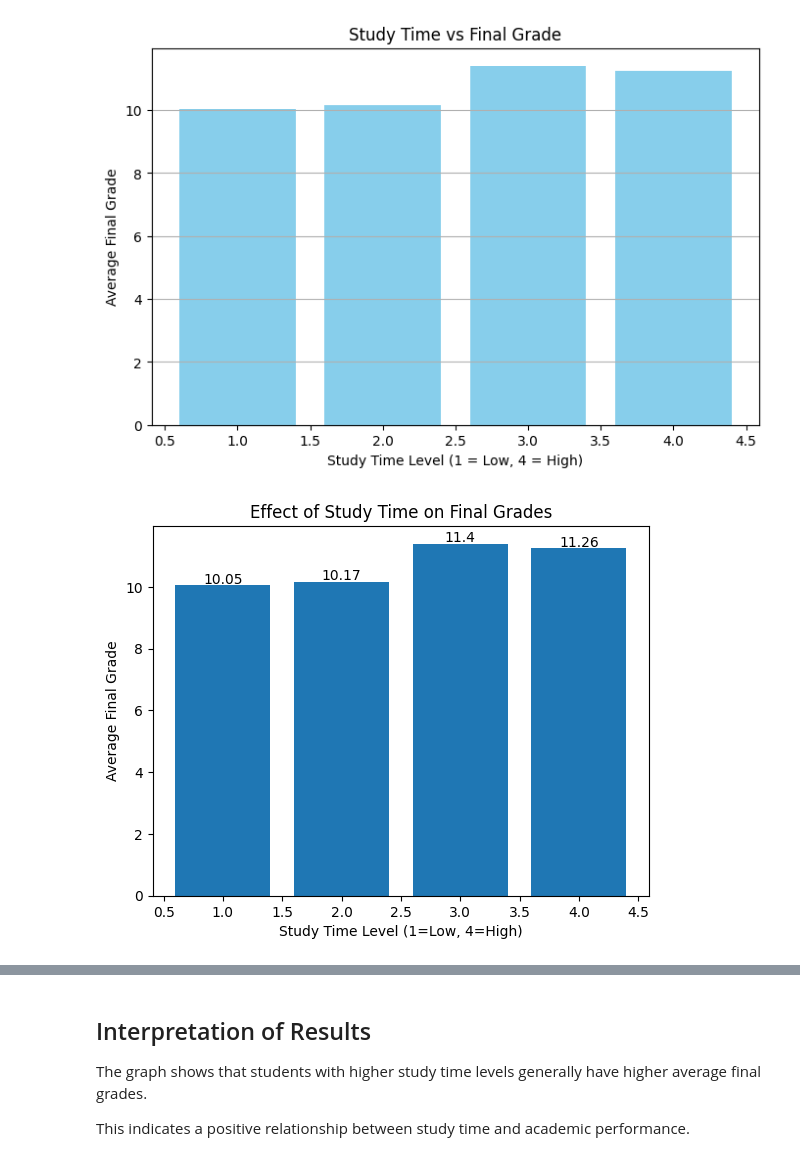
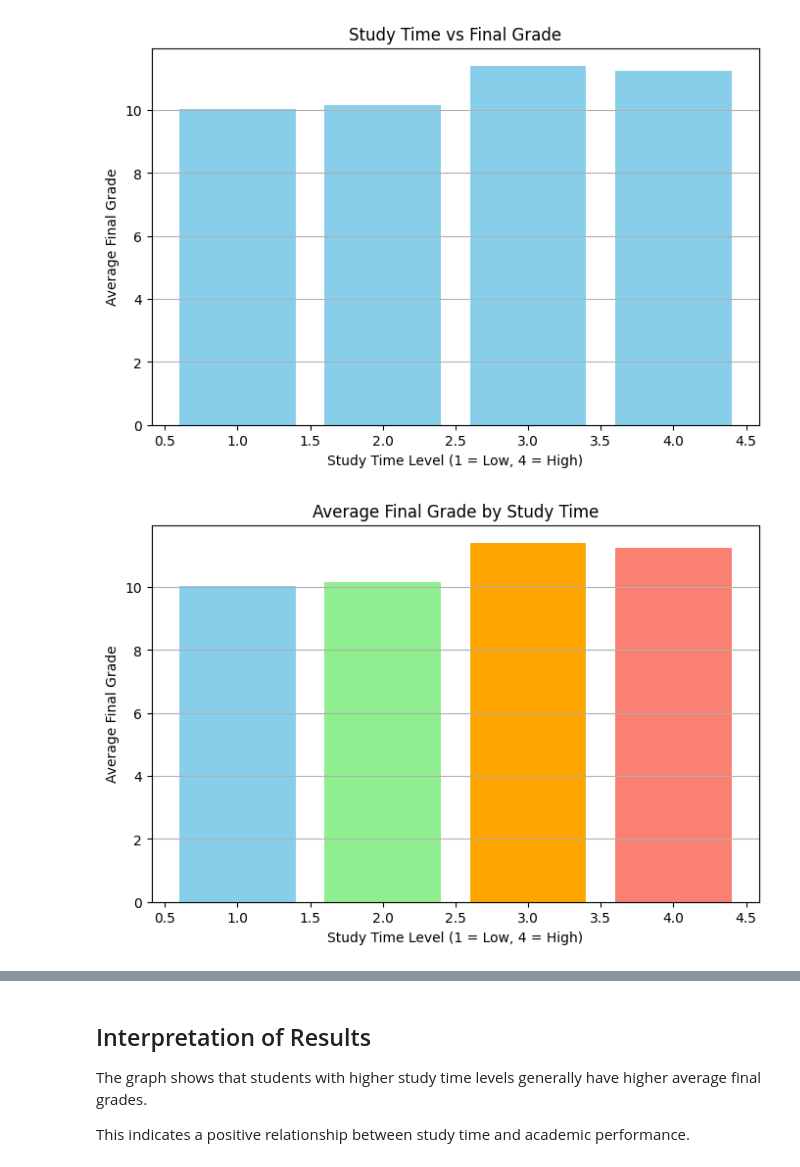
Before and after one commit to 786kashifNJV/student-performance-analysis, a Jupyter notebook: Student Performance Dataset.ipynb, the cells around one changed output, grey strips where cells are left out. Cells and saved outputs as stored; diff of their text form; code cells hidden in the pictures.

```diff
--- a/Student Performance Dataset.ipynb
+++ b/Student Performance Dataset.ipynb
@@ -153,19 +157,23 @@ plt.show()
 # %% [output]
 [figure]
 # %%
-import matplotlib.pyplot as plt
-
+# Average grade by study time
 avg = student_df.groupby("studytime")["G3"].mean()
 
-plt.bar(avg.index, avg.values)
-plt.xlabel("Study Time Level (1=Low, 4=High)")
+plt.figure(figsize=(8,5))
+
+plt.bar(
+    avg.index,
+    avg.values,
+    color=['skyblue', 'lightgreen', 'orange', 'salmon']
+)
+
+plt.xlabel("Study Time Level (1 = Low, 4 = High)")
 plt.ylabel("Average Final Grade")
-plt.title("Effect of Study Time on Final Grades")
+plt.title("Average Final Grade by Study Time")
 
-#Add numbers on bars
-for i, v in enumerate(avg.values):
-    plt.text(avg.index[i], v+0.05, round(v,2), ha='center')
+plt.grid(axis='y')
 
 plt.show()
 # %% [output]
-[figure, old version]
+[figure, new version]
```
Also changed, not shown: parts of 5 cells of this notebook.
